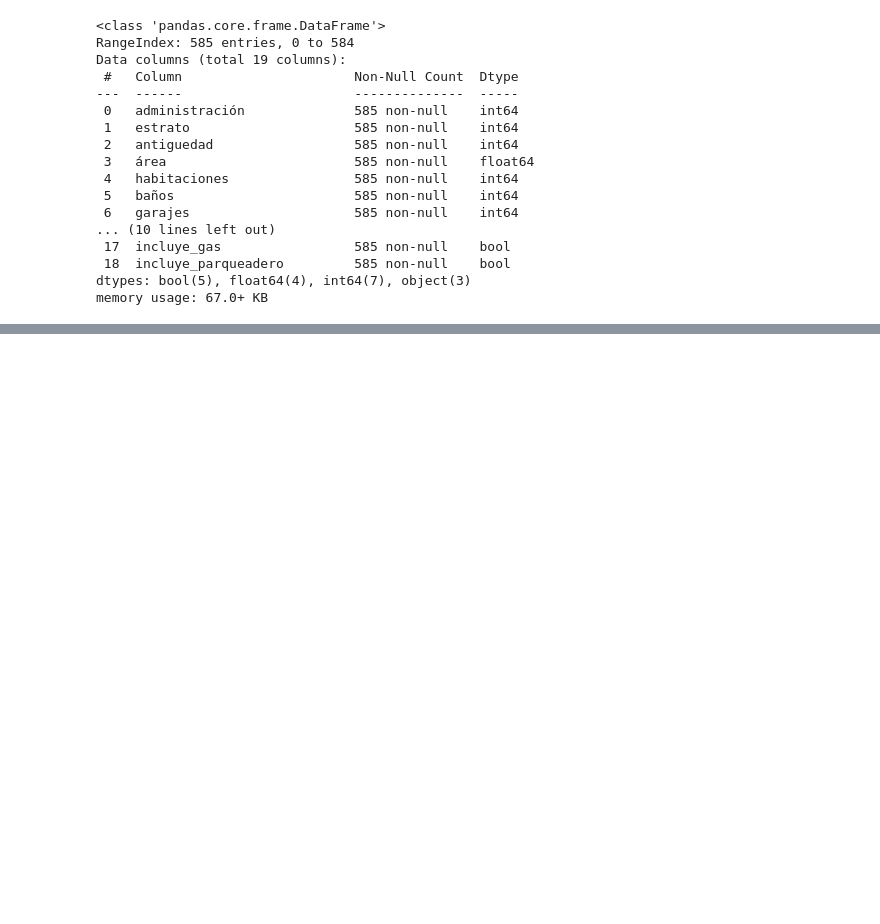
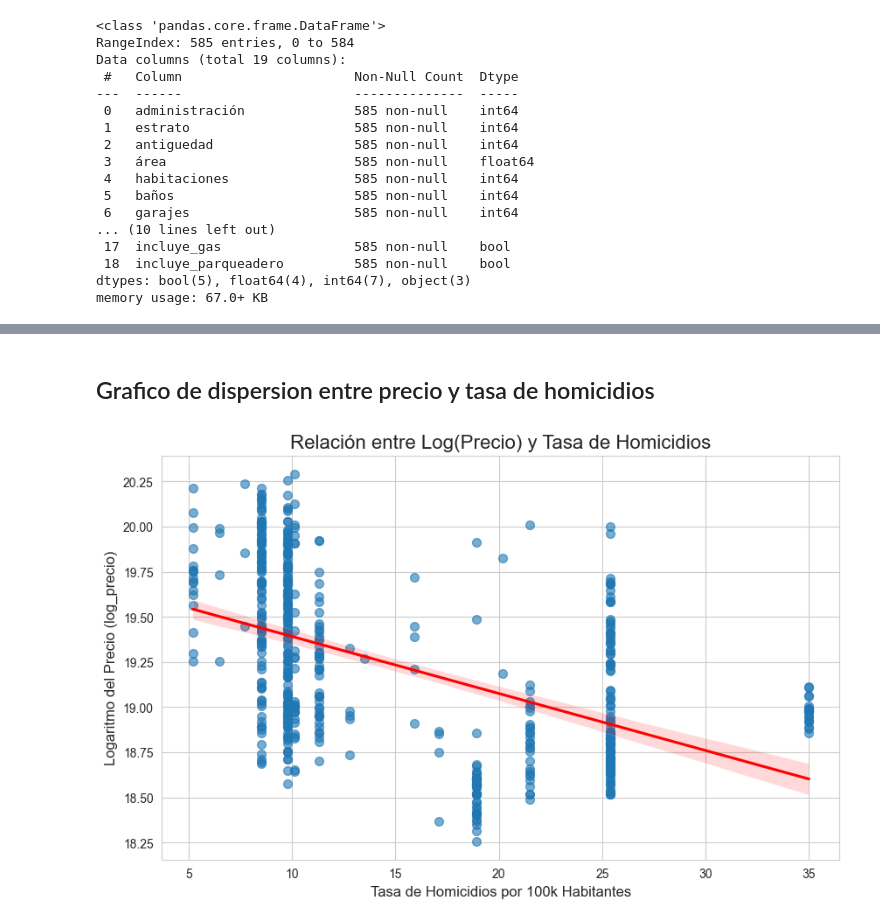
Before and after one commit to natalia-tp-dev/BIT_Proyecto_Final, a Jupyter notebook: EDA/EDA_main.ipynb, the cells around one changed output, grey strips where cells are left out. Cells and saved outputs as stored; diff of their text form; code cells hidden in the pictures; blank space fills up the shorter version.

```diff
--- a/EDA/EDA_main.ipynb
+++ b/EDA/EDA_main.ipynb
@@ -310,0 +426,24 @@ df_mod.to_csv("../data/properties_EDA_final.csv", index=False)
+# %% [markdown]
+## Grafico de dispersion entre precio y tasa de homicidios
+# %%
+sns.set_style("whitegrid")
+
+plt.figure(figsize=(10, 6))
+
+
+sns.regplot(
+    x='Tasa_Homicidios_100k',
+    y='log_precio',
+    data= df_clean,
+    scatter_kws={'alpha': 0.6, 's': 50},
+    line_kws={'color': 'red'}
+)
+
+
+plt.title('Relación entre Log(Precio) y Tasa de Homicidios', fontsize=16)
+plt.xlabel('Tasa de Homicidios por 100k Habitantes', fontsize=12)
+plt.ylabel('Logaritmo del Precio (log_precio)', fontsize=12)
+
+plt.show()
+# %% [output]
+[figure, added]
```
Also changed, not shown: parts of 24 cells of this notebook.
